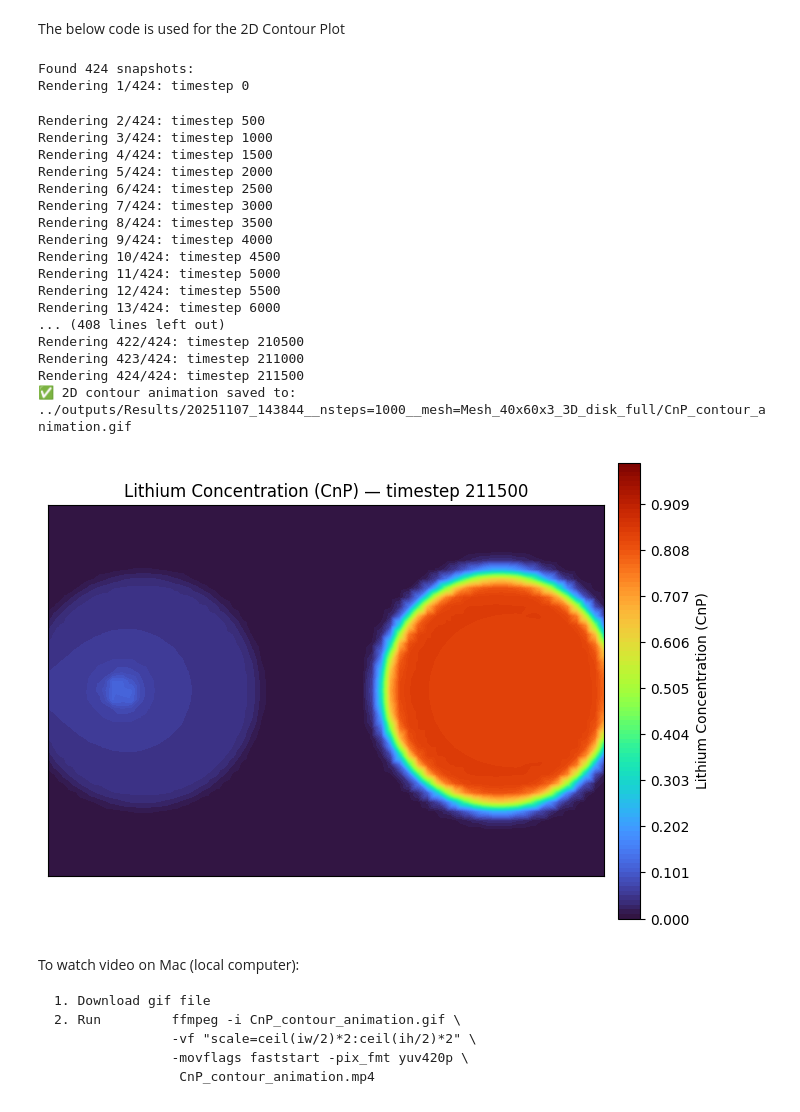
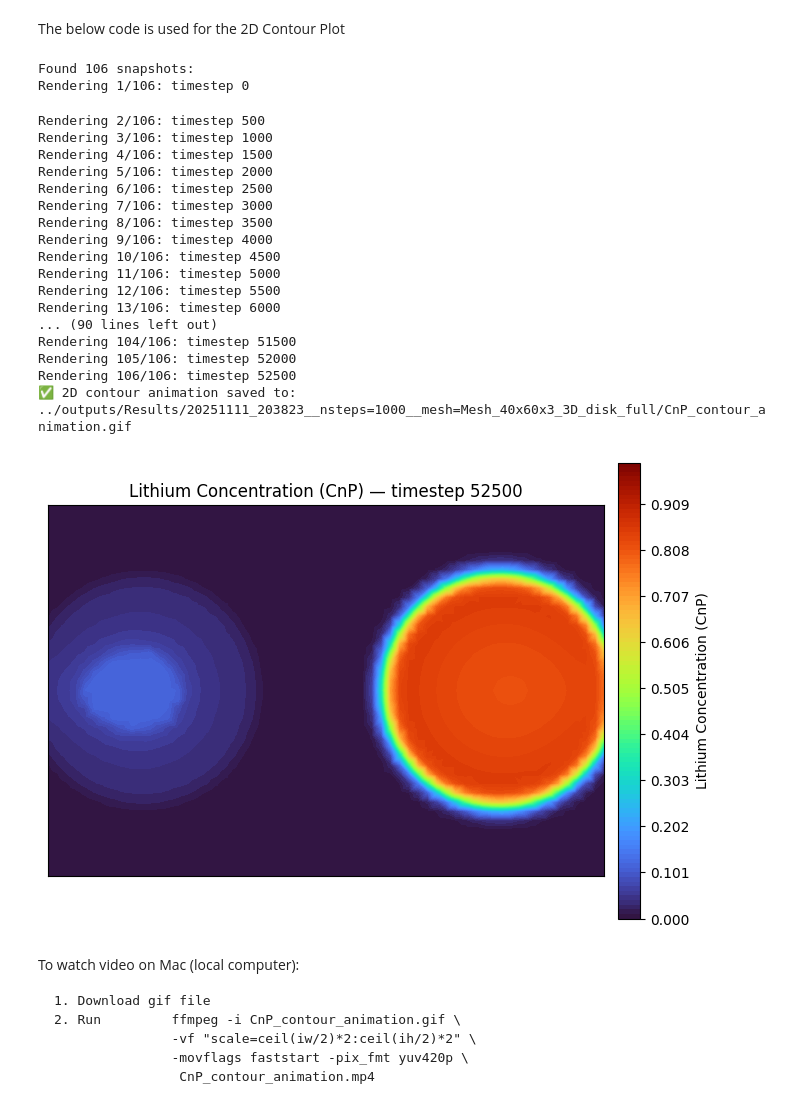
Before and after one commit to HCY-Group/BESFEM, a Jupyter notebook: BESFEM/plotting/timestep_plot.ipynb, the cells around one changed output. Saved outputs shown, nothing was run; the diff lists cells and outputs as text; code cells hidden in the pictures.

```diff
--- a/BESFEM/plotting/timestep_plot.ipynb
+++ b/BESFEM/plotting/timestep_plot.ipynb
@@ -124,7 +124,7 @@ import glob, os
 from matplotlib.colors import Normalize
 
 # --- USER SETTINGS ---
-result_dir = "../outputs/Results/20251107_143844__nsteps=1000__mesh=Mesh_40x60x3_3D_disk_full"
+result_dir = "../outputs/Results/20251111_203823__nsteps=1000__mesh=Mesh_40x60x3_3D_disk_full"
 mesh_file = os.path.join(result_dir, "pmesh_00000")
 pattern = os.path.join(result_dir, "CnP_[0-9]*")
 output_gif = os.path.join(result_dir, "CnP_contour_animation.gif")
@@ -170,53 +170,53 @@ cbar.set_label("Lithium Concentration (CnP)")
 ax.clear()
 
 # --- Create GIF writer ---
 with imageio.get_writer(output_gif, mode='I', fps=5) as writer:
     for i, fname in enumerate(files):
         step_str = os.path.basename(fname).split("_")[-1]
         timestep = int(step_str)
         print(f"Rendering {i+1}/{len(files)}: timestep {timestep}")
 
         # Load MFEM GridFunction data
         gf = mfem.GridFunction(mesh, fname)
         Z = gf.GetDataArray()
 
         Z = np.clip(Z, 0.0, 1.0) # Forcing values within [0, 1]
 
         ax.clear()
         cntr = ax.tricontourf(X, Y, Z, levels=levels, cmap='turbo', norm=norm)
         ax.set_aspect('equal', adjustable='box')
         ax.set_xticks([]); ax.set_yticks([])
         ax.set_title(f"Lithium Concentration (CnP) — timestep {timestep}")
 
         # Save frame to temp file
         frame_path = "temp_frame.png"
         plt.savefig(frame_path, dpi=100, bbox_inches='tight')
         writer.append_data(imageio.imread(frame_path))
 
 # Clean up temporary frame
 os.remove("temp_frame.png")
 print(f"✅ 2D contour animation saved to: {output_gif}")
 # %% [output]
-Found 424 snapshots:
-Rendering 1/424: timestep 0
+Found 106 snapshots:
+Rendering 1/106: timestep 0
-Rendering 2/424: timestep 500
-Rendering 3/424: timestep 1000
-Rendering 4/424: timestep 1500
-Rendering 5/424: timestep 2000
-Rendering 6/424: timestep 2500
-Rendering 7/424: timestep 3000
-Rendering 8/424: timestep 3500
-Rendering 9/424: timestep 4000
-Rendering 10/424: timestep 4500
-Rendering 11/424: timestep 5000
-Rendering 12/424: timestep 5500
-Rendering 13/424: timestep 6000
-... (408 lines left out)
-Rendering 422/424: timestep 210500
-Rendering 423/424: timestep 211000
-Rendering 424/424: timestep 211500
-✅ 2D contour animation saved to: ../outputs/Results/20251107_143844__nsteps=1000__mesh=Mesh_40x60x3_3D_disk_full/CnP_contour_animation.gif
+Rendering 2/106: timestep 500
+Rendering 3/106: timestep 1000
+Rendering 4/106: timestep 1500
+Rendering 5/106: timestep 2000
+Rendering 6/106: timestep 2500
+Rendering 7/106: timestep 3000
+Rendering 8/106: timestep 3500
+Rendering 9/106: timestep 4000
+Rendering 10/106: timestep 4500
+Rendering 11/106: timestep 5000
+Rendering 12/106: timestep 5500
+Rendering 13/106: timestep 6000
+... (90 lines left out)
+Rendering 104/106: timestep 51500
+Rendering 105/106: timestep 52000
+Rendering 106/106: timestep 52500
+✅ 2D contour animation saved to: ../outputs/Results/20251111_203823__nsteps=1000__mesh=Mesh_40x60x3_3D_disk_full/CnP_contour_animation.gif
-[figure, old version]
+[figure, new version]
 # %% [markdown]
 To watch video on Mac (local computer):
 
```
Also changed, not shown: 9 other files.
